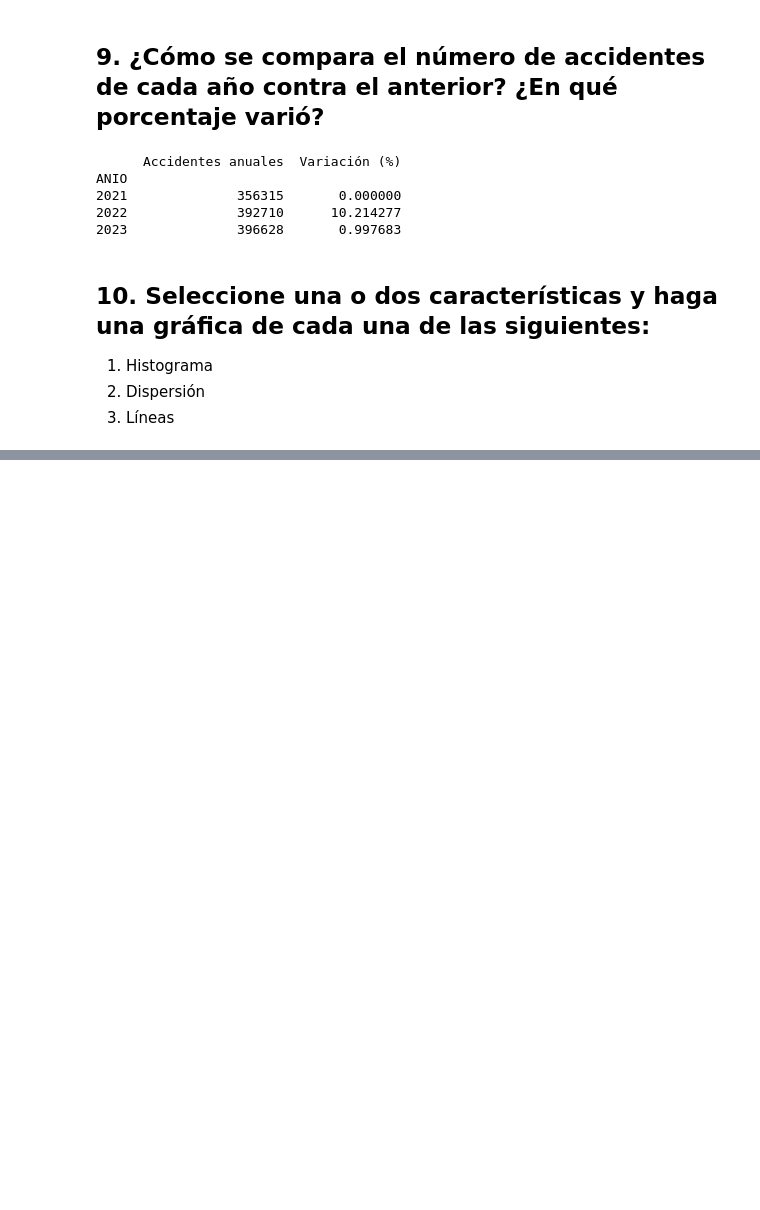
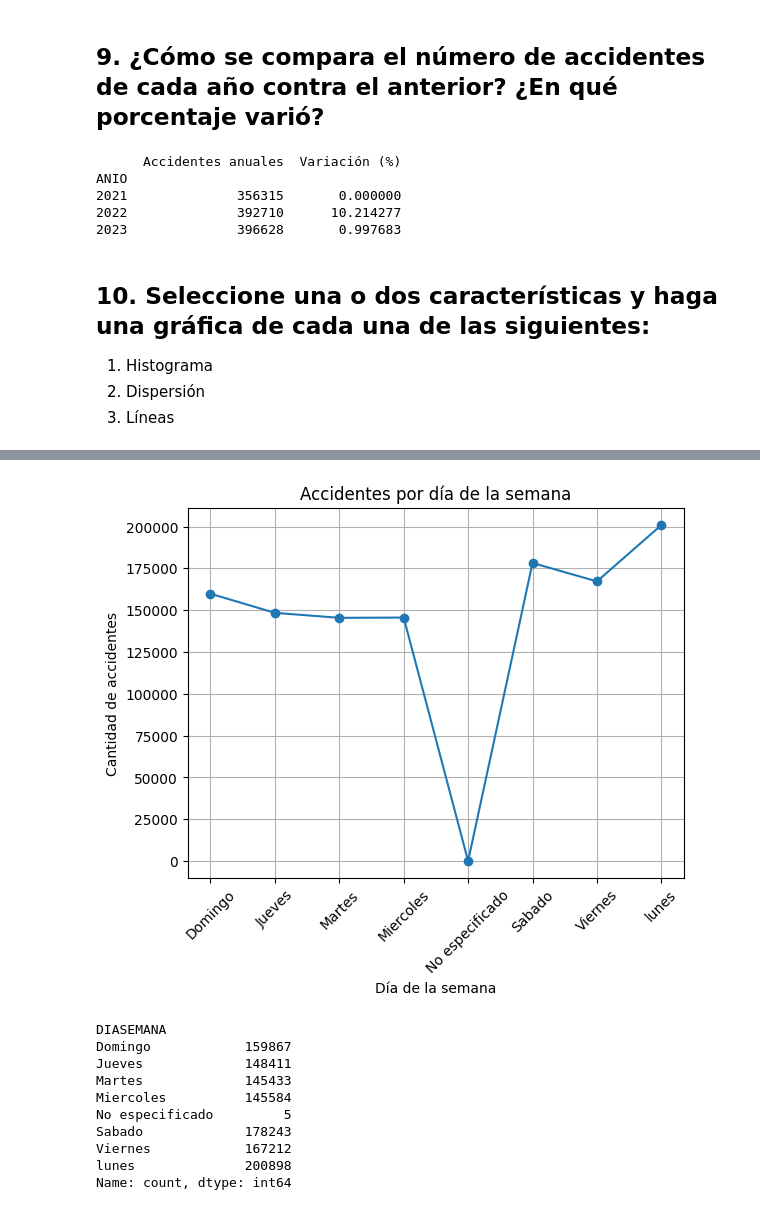
Before and after one commit to jacq1813/prac_ATUS, a Jupyter notebook: atuspractica.ipynb, the cells around one changed output, grey strips where cells are left out. Saved outputs shown, nothing was run; the diff lists cells and outputs as text; code cells hidden in the pictures; blank space fills up the shorter version.

```diff
--- a/atuspractica.ipynb
+++ b/atuspractica.ipynb
@@ -300,0 +349,29 @@ ANIO
+# %%
+
+# Crear un gráfico de líneas de accidentes por día de la semana
+plt.plot(accidentes_por_dia.index, accidentes_por_dia.values, marker='o')  # 'o' agrega marcadores en los puntos
+
+# Etiquetas y título
+plt.xlabel('Día de la semana')
+plt.ylabel('Cantidad de accidentes')
+plt.title('Accidentes por día de la semana')
+
+# Mostrar la gráfica
+plt.xticks(rotation=45)  # Rotar las etiquetas del eje x si es necesario
+plt.grid()  # Agregar una cuadrícula para mejor visualización
+plt.show()
+
+# Mostrar resultados
+print(accidentes_por_dia)
+# %% [output]
+[figure, added]
+DIASEMANA
+Domingo            159867
+Jueves             148411
+Martes             145433
+Miercoles          145584
+No especificado         5
+Sabado             178243
+Viernes            167212
+lunes              200898
+Name: count, dtype: int64
```
Also changed, not shown: parts of 3 cells of this notebook.
